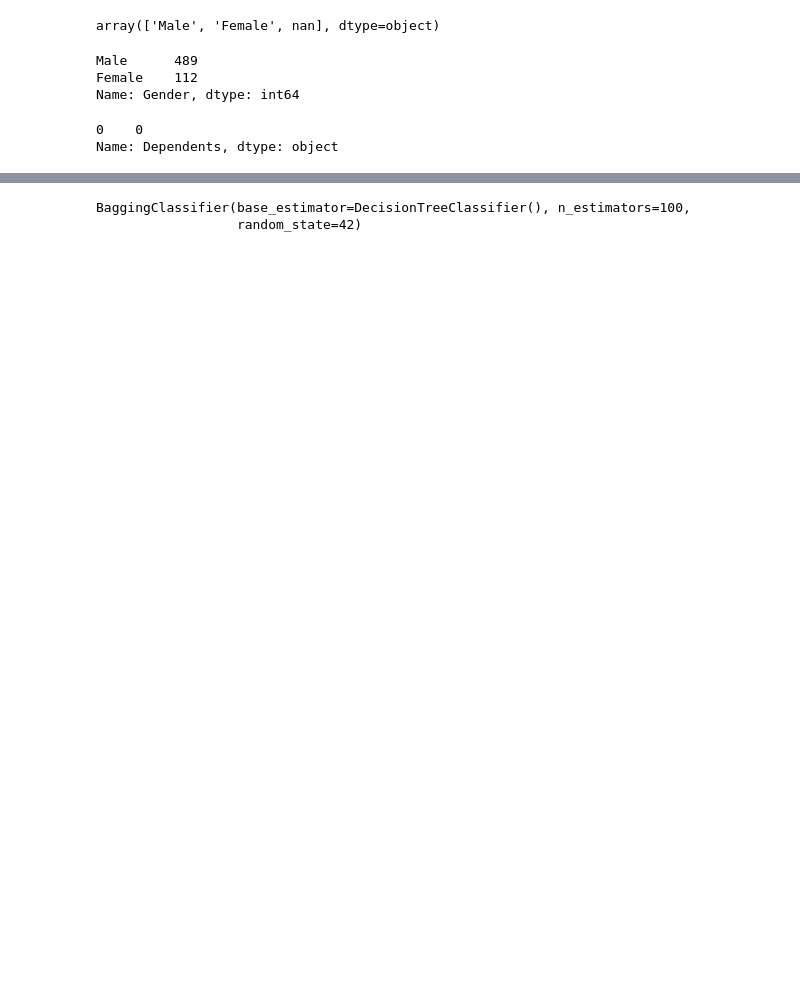
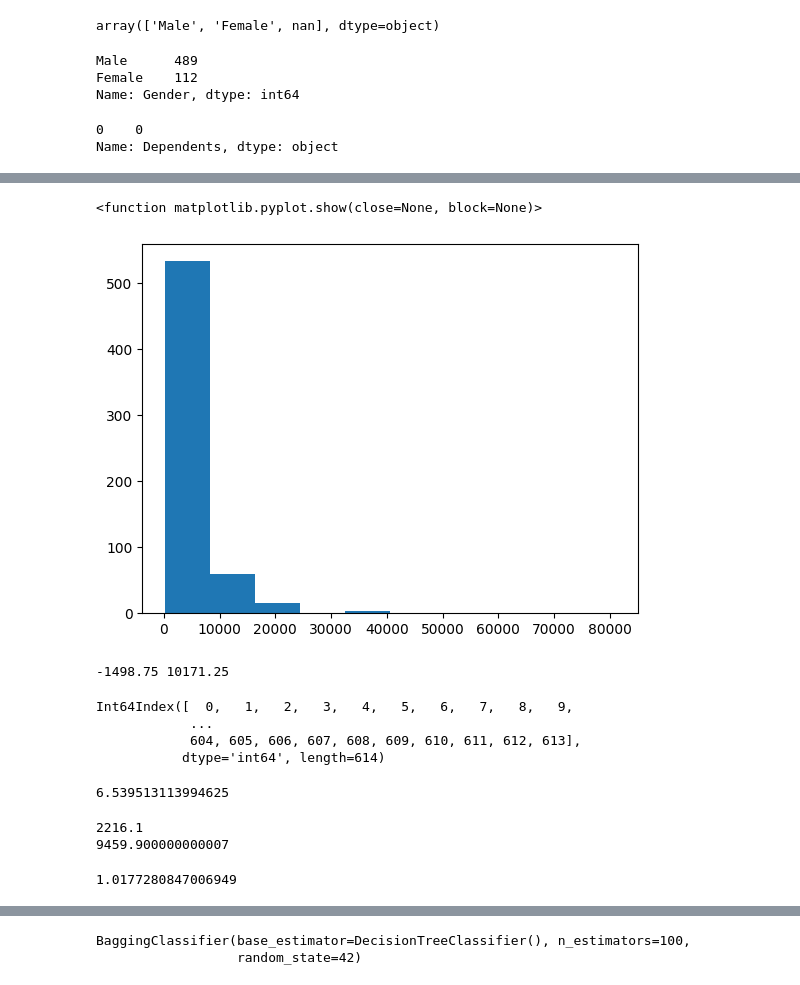
Before and after one commit to AngelB26/ICTAK, a Jupyter notebook: Ensembling.ipynb, the cells around one changed output, grey strips where cells are left out. Saved outputs shown, nothing was run; the diff lists cells and outputs as text; code cells hidden in the pictures; blank space fills up the shorter version.

```diff
--- a/Ensembling.ipynb
+++ b/Ensembling.ipynb
@@ -104,6 +102,3 @@ dtype: object
 #categorical -mode
 # %%
 #remove id column
-# %%
-data=data.drop('Loan_ID',axis=1)
-data.head()
@@ -162,2 +145,2 @@ plt.show
 # %%
-data['LoanAmount']=data['LoanAmount'].fillna(data['LoanAmount'].mean())
+data['LoanAmount'].fillna(data['LoanAmount'].mean(), inplace=True)
@@ -198,0 +168,6 @@ dtype: int64
+# %%
+plt.hist(data['ApplicantIncome'])
+plt.show
+# %% [output]
+<function matplotlib.pyplot.show(close=None, block=None)>
+[figure, added]
@@ -198,0 +183,29 @@ dtype: int64
+# %%
+print(low,up)
+# %% [output]
+-1498.75 10171.25
+# %%
+data[(data['ApplicantIncome'] > 0)].index
+# %% [output]
+Int64Index([  0,   1,   2,   3,   4,   5,   6,   7,   8,   9,
+            ...
+            604, 605, 606, 607, 608, 609, 610, 611, 612, 613],
+           dtype='int64', length=614)
+# %%
+print(data['ApplicantIncome'].skew())
+# %% [output]
+6.539513113994625
+# %%
+#Flooring and capping for treating ouliers
+
+print(data['ApplicantIncome'].quantile(0.10))
+print(data['ApplicantIncome'].quantile(0.90))
+# %% [output]
+2216.1
+9459.900000000007
+# %%
+data["ApplicantIncome"] = np.where(data["ApplicantIncome"] <2216.1, 2216.1,data['ApplicantIncome'])
+data["ApplicantIncome"] = np.where(data["ApplicantIncome"] >9459.9, 9459.9,data['ApplicantIncome'])
+print(data['ApplicantIncome'].skew())
+# %% [output]
+1.0177280847006949
```
Also changed, not shown: parts of 85 cells of this notebook.
